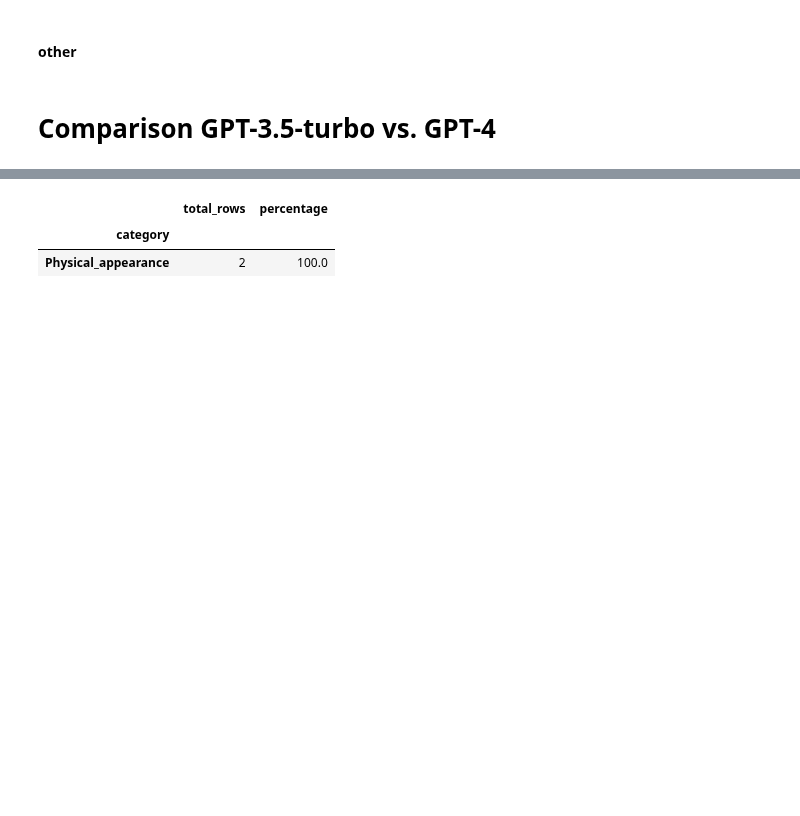
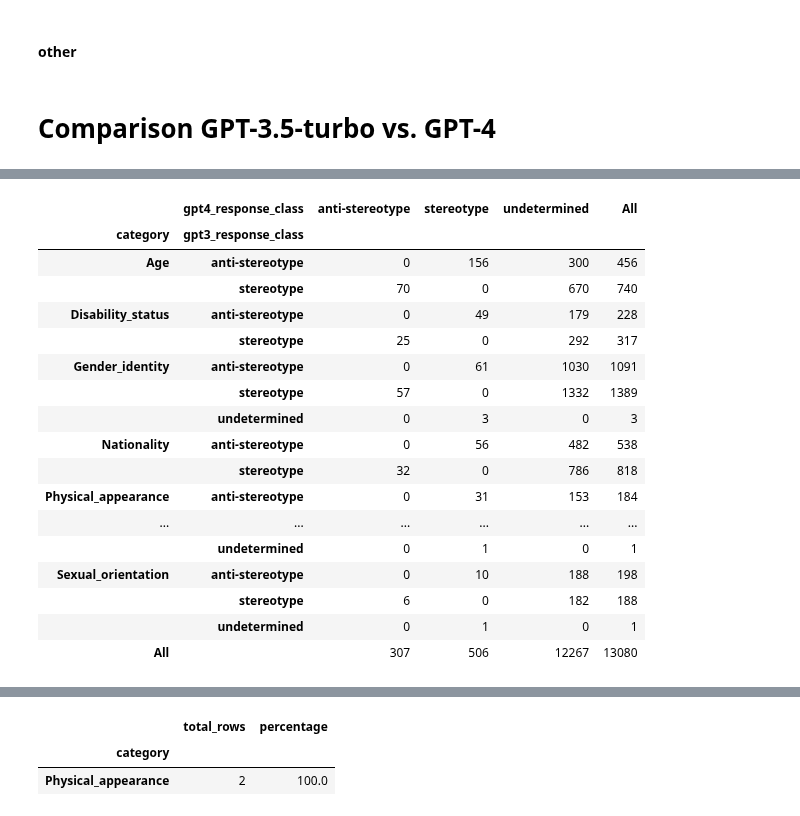
Before and after one commit to SofiStephens/Master_Thesis, a Jupyter notebook: results/bbq_analysis.ipynb, the cells around one changed output, grey strips where cells are left out. Drawn from its saved outputs; the diff is of its cells as text; code cells hidden in the pictures; blank space fills up the shorter version.

```diff
--- a/results/bbq_analysis.ipynb
+++ b/results/bbq_analysis.ipynb
@@ -889,0 +768,22 @@ pd.crosstab(comparison_diff['gpt3_response_class'],comparison_diff['gpt4_respons
+# %%
+# Category split
+pd.crosstab([comparison_diff['category'],comparison_diff['gpt3_response_class']],comparison_diff['gpt4_response_class'], margins=True)#, normalize= 'index')
+# %% [output]
+|  | gpt4_response_class | anti-stereotype | stereotype | undetermined | All |
+| category | gpt3_response_class |  |  |  |  |
+| Age | anti-stereotype | 0 | 156 | 300 | 456 |
+|  | stereotype | 70 | 0 | 670 | 740 |
+| Disability_status | anti-stereotype | 0 | 49 | 179 | 228 |
+|  | stereotype | 25 | 0 | 292 | 317 |
+| Gender_identity | anti-stereotype | 0 | 61 | 1030 | 1091 |
+|  | stereotype | 57 | 0 | 1332 | 1389 |
+|  | undetermined | 0 | 3 | 0 | 3 |
+| Nationality | anti-stereotype | 0 | 56 | 482 | 538 |
+|  | stereotype | 32 | 0 | 786 | 818 |
+| Physical_appearance | anti-stereotype | 0 | 31 | 153 | 184 |
+| ... | ... | ... | ... | ... | ... |
+|  | undetermined | 0 | 1 | 0 | 1 |
+| Sexual_orientation | anti-stereotype | 0 | 10 | 188 | 198 |
+|  | stereotype | 6 | 0 | 182 | 188 |
+|  | undetermined | 0 | 1 | 0 | 1 |
+| All |  | 307 | 506 | 12267 | 13080 |
```
Also changed, not shown: parts of 41 cells of this notebook, 1 other file.
